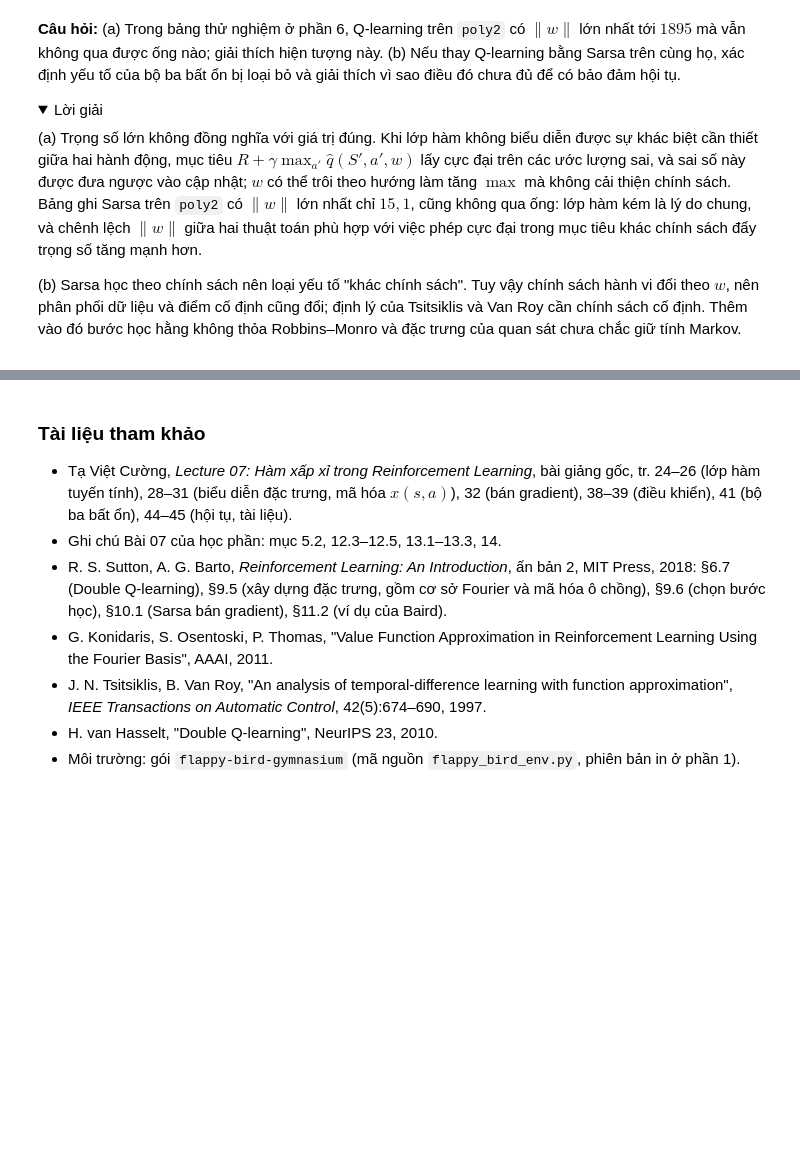
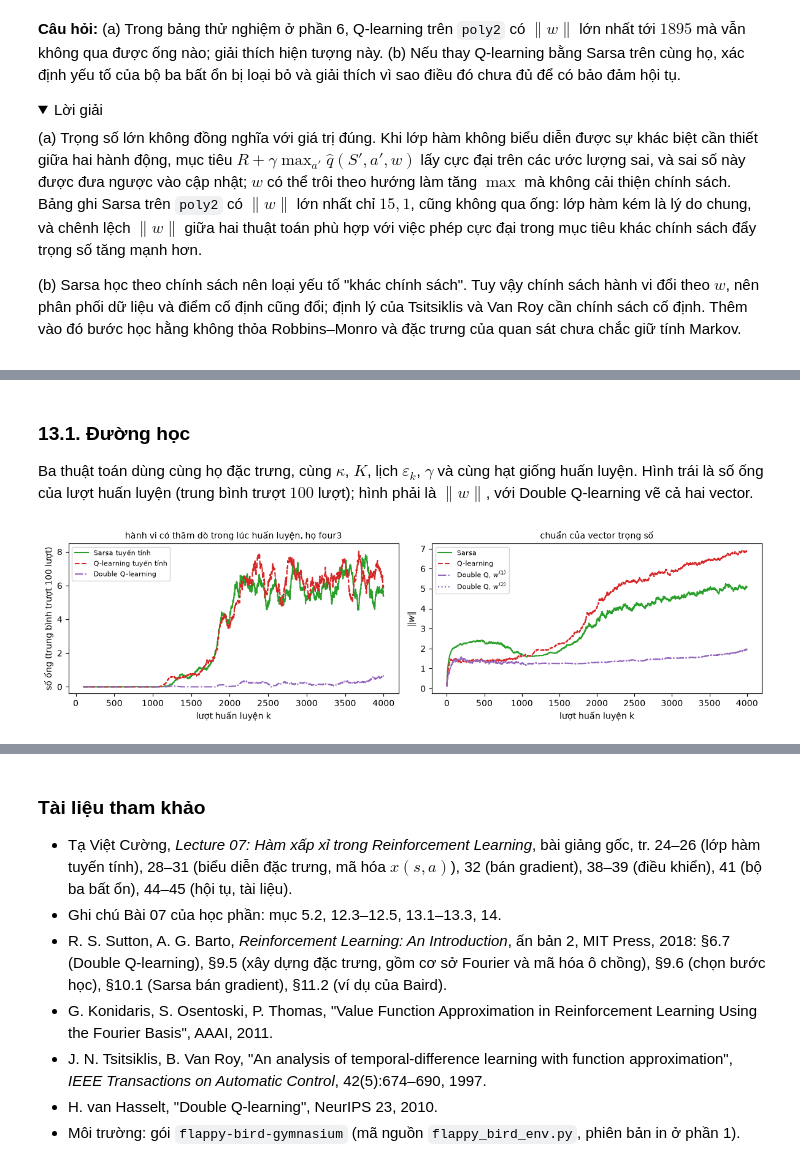
Before and after one commit to uet-iai-course/reinforcement-learning-planning, a Jupyter notebook: 2627-1/materials/lec-07/thuc-hanh-flappybird-dieu-khien-tuyen-tinh.ipynb, the cells around one changed output, grey strips where cells are left out. Saved outputs shown, nothing was run; the diff lists cells and outputs as text; code cells hidden in the pictures; folded sections open; blank space fills up the shorter version.

```diff
--- a/2627-1/materials/lec-07/thuc-hanh-flappybird-dieu-khien-tuyen-tinh.ipynb
+++ b/2627-1/materials/lec-07/thuc-hanh-flappybird-dieu-khien-tuyen-tinh.ipynb
@@ -1082,0 +1111,14 @@ Tổng thời gian chạy notebook: 246 giây
+# %%
+fS, fS2 = np.array([1.0, 0.5]), np.array([1.0, 1.0])
+Q1h, Q2h = LinearQ(2), LinearQ(2)
+Q1h.U = np.array([[0.0, 3.0], [1.0, 0.0]]); Q2h.U = np.array([[0.0, 2.0], [2.0, 0.0]])
+a_star = int(np.argmax(Q1h.q(fS2)))                      # chọn bằng w^(1)
+Y = 0.1 + 0.9 * Q2h.q(fS2)[a_star]                       # đánh giá bằng w^(2)
+y_plain = 0.1 + 0.9 * Q1h.q(fS2).max()                    # mục tiêu Q-learning nếu chỉ dùng w^(1)
+q_old = Q1h.q(fS)[1]; U2_before = Q2h.U.copy()
+Q1h.update(fS, 1, 0.1 * (Y - q_old))
+print("A* =", a_star, "| Y =", round(Y, 4), "| mục tiêu Q-learning trên w1:", round(y_plain, 4),
+      "| q(S,1,w1) mới =", round(Q1h.q(fS)[1], 4))
+assert a_star == 0 and np.isclose(Y, 1.9) and np.isclose(y_plain, 2.8)
+assert np.isclose(Q1h.q(fS)[1], 1 + 0.1 * 0.9 * 4.5)
+assert np.allclose(Q2h.U, U2_before)                      # chỉ vector được cập nhật thay đổi
@@ -1082,0 +1179,25 @@ Tổng thời gian chạy notebook: 246 giây
+# %% [markdown]
+### 13.1. Đường học
+
+Ba thuật toán dùng cùng họ đặc trưng, cùng $\kappa$, $K$, lịch $\varepsilon_k$, $\gamma$ và cùng hạt giống huấn luyện. Hình trái là số ống của lượt huấn luyện (trung bình trượt $100$ lượt); hình phải là $\lVert w\rVert$, với Double Q-learning vẽ cả hai vector.
+# %%
+fig, axes = plt.subplots(1, 2, figsize=(12, 3.4))
+# trái: số ống của lượt huấn luyện (hành vi có thăm dò), trung bình trượt 100 lượt
+# phải: chuẩn vector trọng số theo lượt; Double Q vẽ riêng w1 và w2
+curves = {"Sarsa tuyến tính": (log_sarsa["score"], ("tab:green", "-")),
+          "Q-learning tuyến tính": (compare[best]["log"]["score"], ("tab:red", "--")),
+          "Double Q-learning": (log_d["score"], ("tab:purple", "-."))}
+for name, (sc, (col, ls)) in curves.items():
+    axes[0].plot(np.arange(100, K_TRAIN + 1), np.convolve(sc, np.ones(100) / 100, mode="valid"), color=col, ls=ls, label=name)
+axes[1].plot(log_sarsa["wnorm"], color="tab:green", ls="-", label="Sarsa")
+axes[1].plot(compare[best]["log"]["wnorm"], color="tab:red", ls="--", label="Q-learning")
+axes[1].plot(log_d["wnorm1"], color="tab:purple", ls="-.", label="Double Q, $w^{(1)}$")
+axes[1].plot(log_d["wnorm2"], color="tab:purple", ls=":", label="Double Q, $w^{(2)}$")
+axes[0].set_xlabel("lượt huấn luyện k"); axes[0].set_ylabel("số ống (trung bình trượt 100 lượt)")
+axes[0].set_title(f"hành vi có thăm dò trong lúc huấn luyện, họ {best}", fontsize=10)
+axes[1].set_xlabel("lượt huấn luyện k"); axes[1].set_ylabel(r"$\|w\|$"); axes[1].set_title("chuẩn của vector trọng số", fontsize=10)
+for ax in axes:
+    ax.legend(fontsize=8)
+fig.tight_layout(); plt.show()
+# %% [output]
+[figure, added]
```
Also changed, not shown: parts of 21 cells of this notebook, 1 other file.
